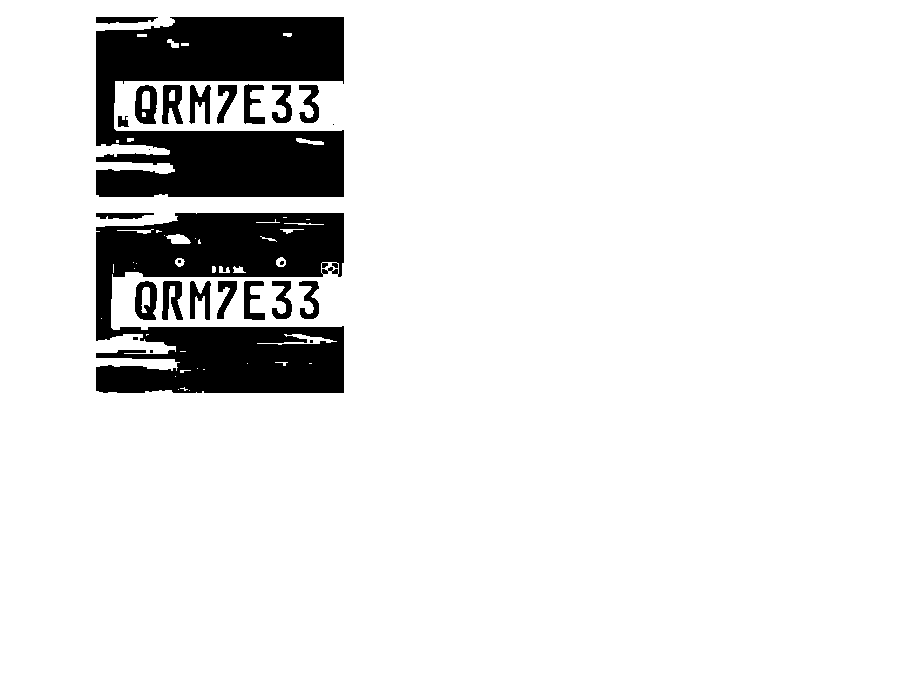
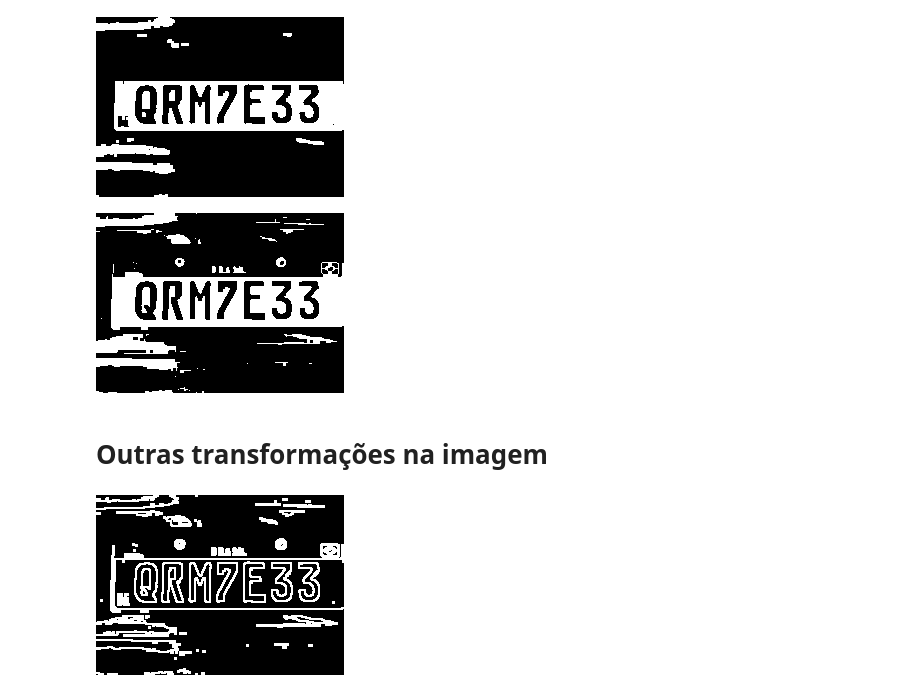
Before and after one commit to joseevitor/Detectando_PlacasdeCarro, a Jupyter notebook: Placas.ipynb, the cells around one changed output. Drawn from its saved outputs; the diff is of its cells as text; code cells hidden in the pictures; blank space fills up the shorter version.

```diff
--- a/Placas.ipynb
+++ b/Placas.ipynb
@@ -246,3 +246,10 @@ closing = cv2.morphologyEx(th_otsu, cv2.MORPH_CLOSE, kernel)
 cv2_imshow(closing)
 # %% [output]
 [figure]
+# %% [markdown]
+# Outras transformações na imagem
+# %%
+gradiente = cv2.morphologyEx(th_otsu, cv2.MORPH_GRADIENT, kernel)
+cv2_imshow(gradiente)
+# %% [output]
+[figure, added]
```
Also changed, not shown: parts of 8 cells of this notebook.
